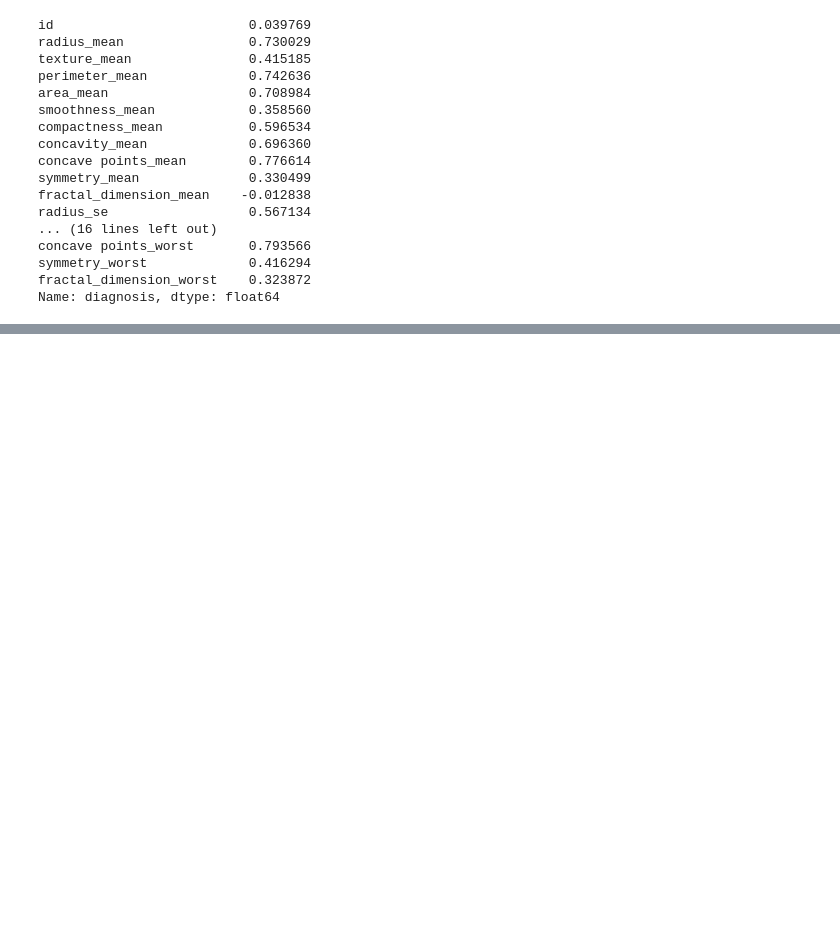
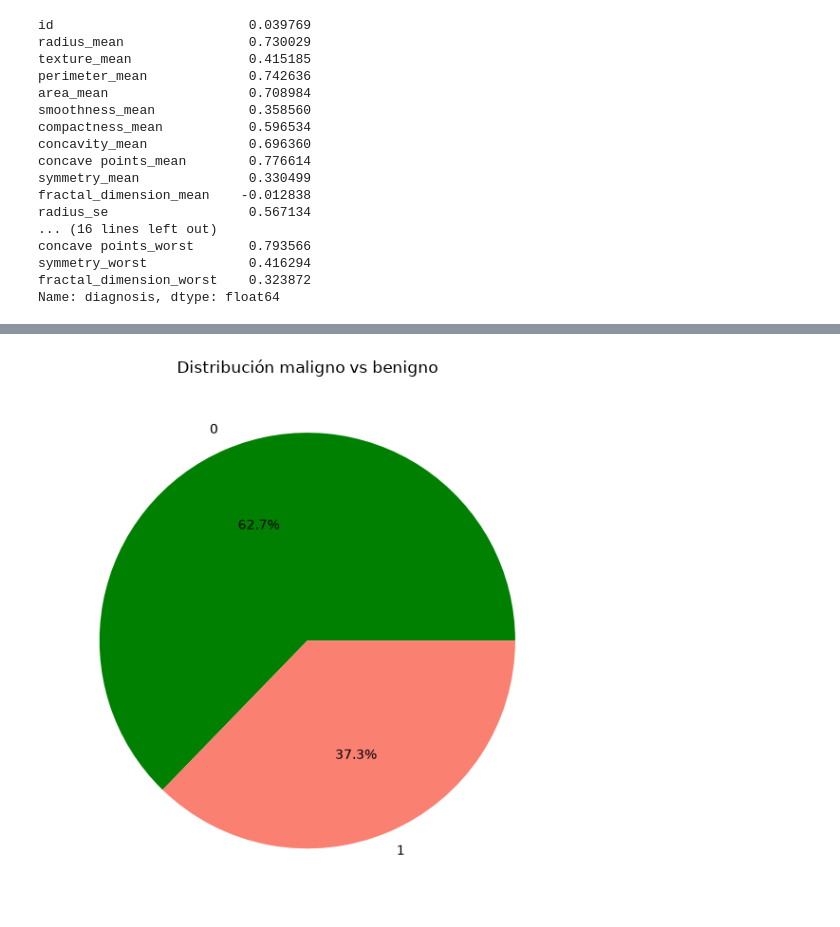
Before and after one commit to AndresDAM2526/SIA, a Jupyter notebook: BreastCancer_Knn.ipynb, the cells around one changed output, grey strips where cells are left out. Cells and saved outputs as stored; diff of their text form; code cells hidden in the pictures; blank space fills up the shorter version.

```diff
--- a/BreastCancer_Knn.ipynb
+++ b/BreastCancer_Knn.ipynb
@@ -146,0 +153,9 @@ Name: diagnosis, dtype: float64
+# %%
+plt.figure(figsize=(6,6))
+dataset['diagnosis'].value_counts().plot.pie(autopct='%1.1f%%',colors=['green','salmon'])
+plt.title("Distribución maligno vs benigno")
+plt.ylabel("")
+plt.tight_layout()
+plt.show()
+# %% [output]
+[figure, added]
```
Also changed, not shown: parts of 2 cells of this notebook.
